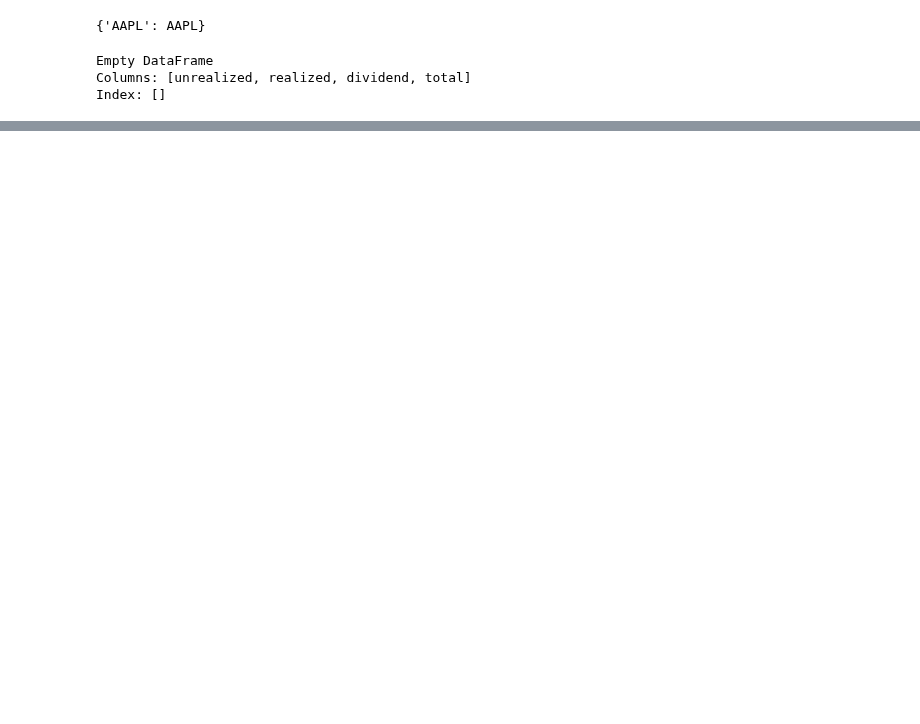
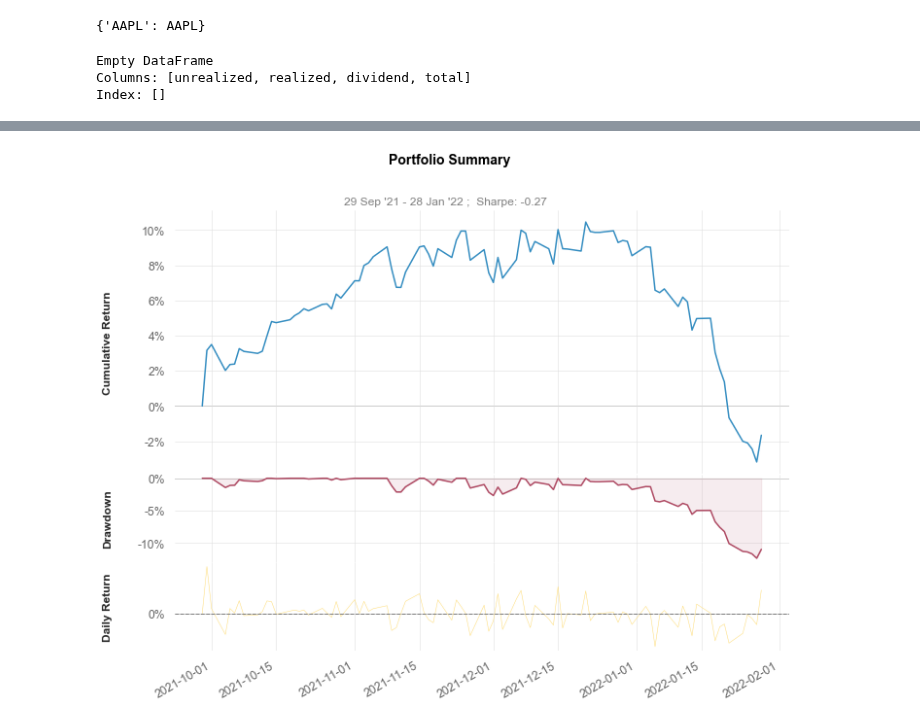
Before and after one commit to webclinic017/pyportlib, a Jupyter notebook: examples.ipynb, the cells around one changed output, grey strips where cells are left out. Saved outputs shown, nothing was run; the diff lists cells and outputs as text; code cells hidden in the pictures; blank space fills up the shorter version.

```diff
--- a/examples.ipynb
+++ b/examples.ipynb
@@ -72,0 +81,6 @@ Index: []
+# %%
+ptf = porto.Portfolio(account="tfsa", currency="CAD")
+pnl = ptf.pct_daily_total_pnl(start_date=ptf.start_date)
+
+qs.plots.snapshot(pnl)
+# %% [output]
@@ -72,0 +88 @@ Index: []
+[figure, added]
```
Also changed, not shown: parts of 5 cells of this notebook, 2 other files.
